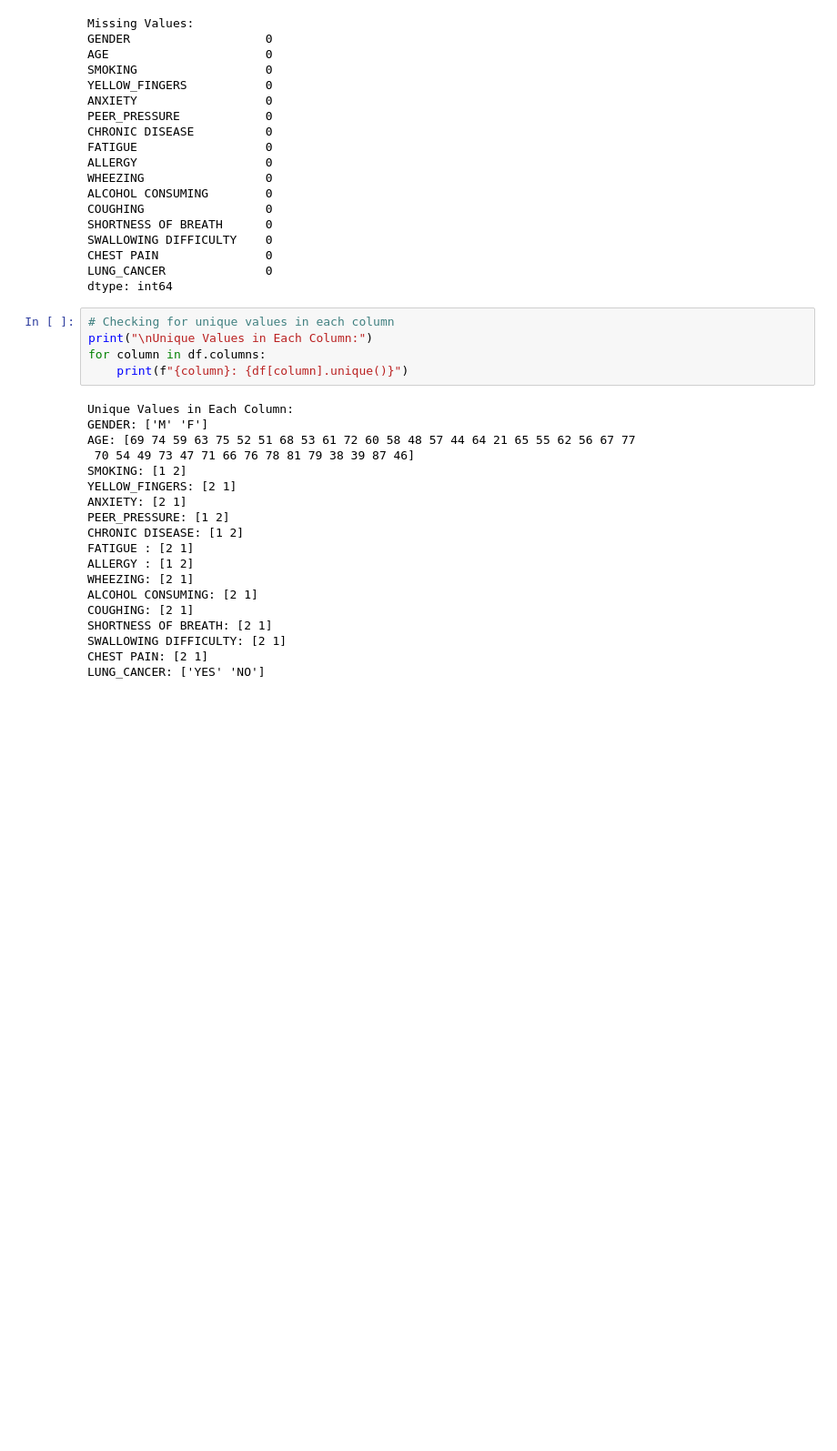
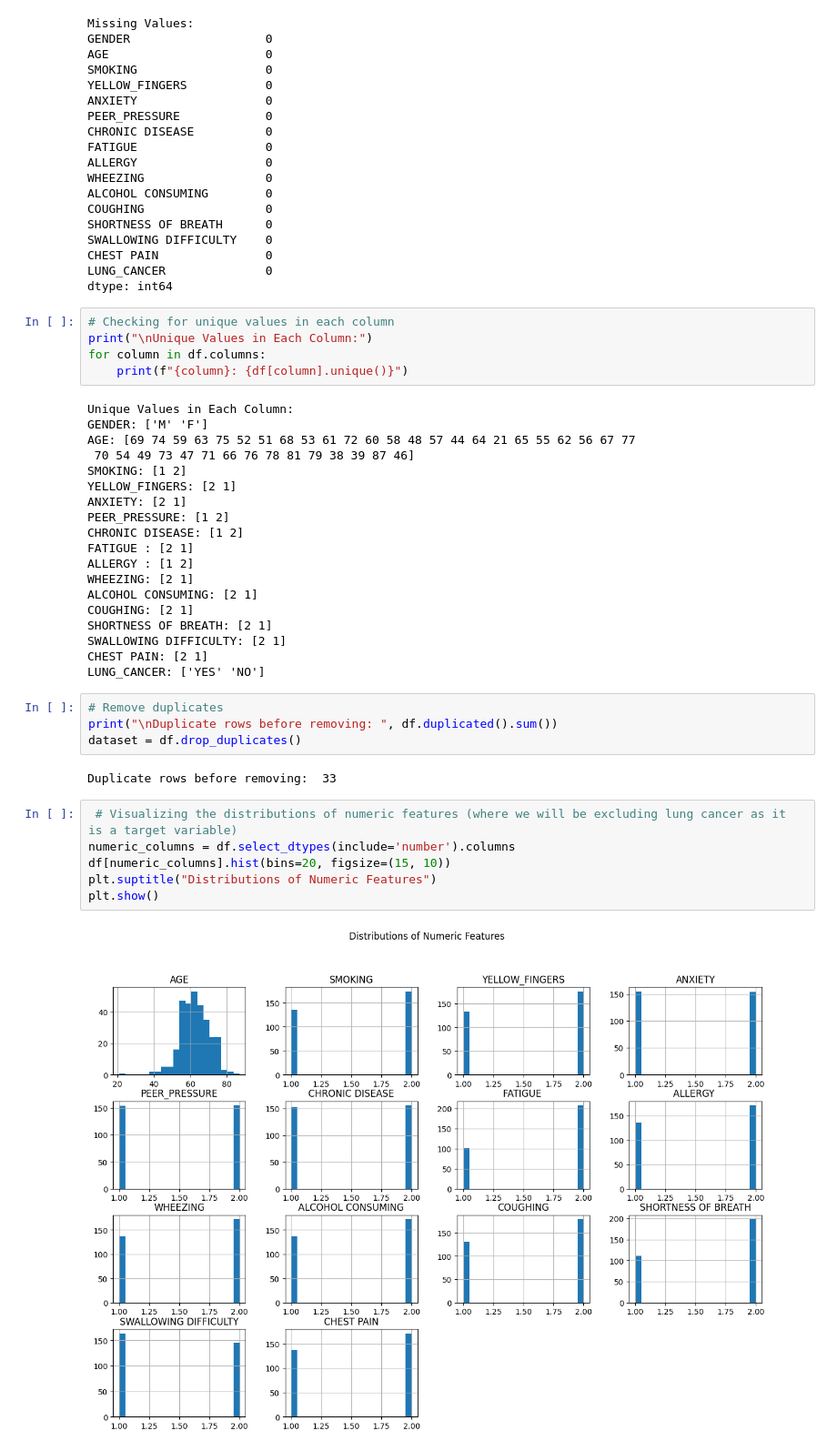
Before and after one commit to MerlinePricillaPeter/LUNG-CANCER-PREDICTION, a Jupyter notebook: LUNG_CANCER_PREDICTION.ipynb, the cells around one changed output. Shown at 91% size. Saved outputs shown, nothing was run; the diff lists cells and outputs as text; blank space fills up the shorter version.

```diff
--- a/LUNG_CANCER_PREDICTION.ipynb
+++ b/LUNG_CANCER_PREDICTION.ipynb
@@ -133,3 +153,17 @@ SHORTNESS OF BREATH: [2 1]
 SWALLOWING DIFFICULTY: [2 1]
 CHEST PAIN: [2 1]
 LUNG_CANCER: ['YES' 'NO']
+# %%
+# Remove duplicates
+print("\nDuplicate rows before removing: ", df.duplicated().sum())
+dataset = df.drop_duplicates()
+# %% [output]
+Duplicate rows before removing:  33
+# %%
+ # Visualizing the distributions of numeric features (where we will be excluding lung cancer as it is a target variable)
+numeric_columns = df.select_dtypes(include='number').columns
+df[numeric_columns].hist(bins=20, figsize=(15, 10))
+plt.suptitle("Distributions of Numeric Features")
+plt.show()
+# %% [output]
+[figure, added]
```
Also changed, not shown: parts of 7 cells of this notebook.
